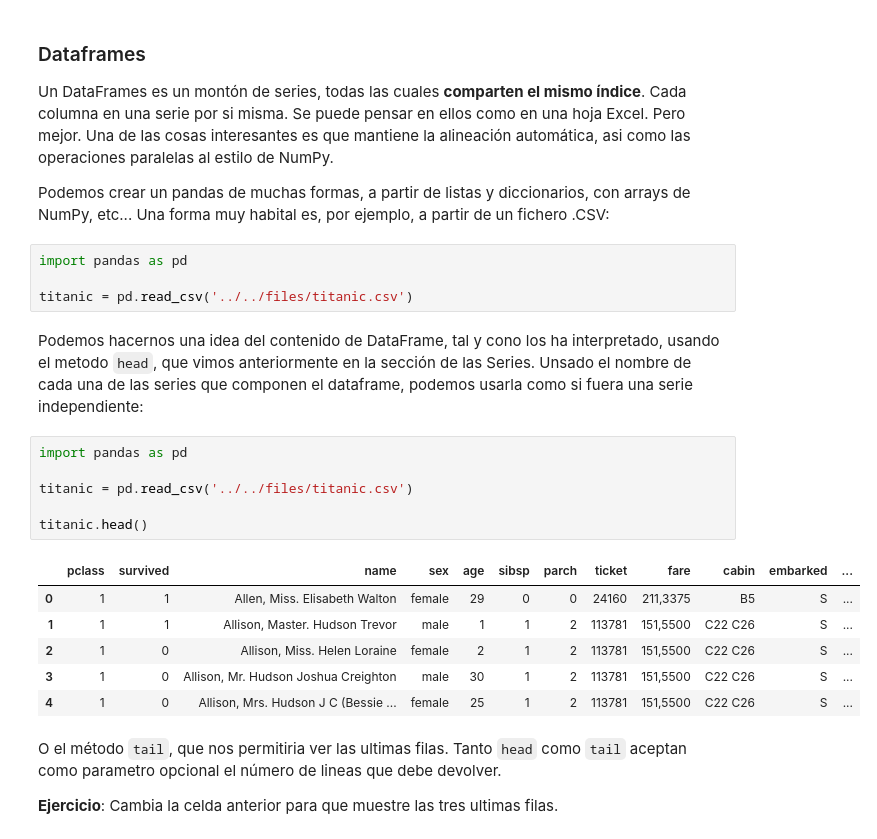
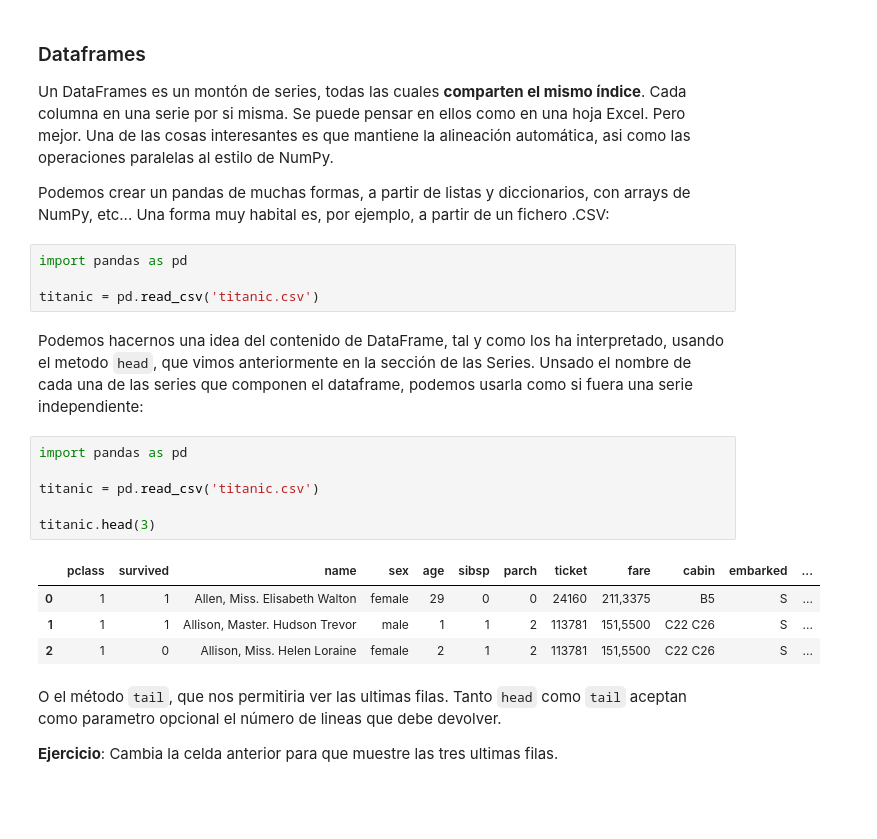
Before and after one commit to pythoncanarias/eoi, a Jupyter notebook: 05-libs/external/pandas/pandas.ipynb, the cells around one changed output. Cells and saved outputs as stored; diff of their text form; blank space fills up the shorter version.

```diff
--- a/05-libs/external/pandas/pandas.ipynb
+++ b/05-libs/external/pandas/pandas.ipynb
@@ -260,22 +255,20 @@ Podemos crear un pandas de muchas formas, a partir de listas y diccionarios, con
 # %%
 import pandas as pd
 
-titanic = pd.read_csv('../../files/titanic.csv')
+titanic = pd.read_csv('titanic.csv')
 # %% [markdown]
-Podemos hacernos una idea del contenido de DataFrame, tal y cono los ha interpretado, usando el metodo `head`, que vimos anteriormente en la sección de las Series. Unsado el nombre de cada una de las series que componen el dataframe, podemos usarla como si fuera una serie independiente:
+Podemos hacernos una idea del contenido de DataFrame, tal y como los ha interpretado, usando el metodo `head`, que vimos anteriormente en la sección de las Series. Unsado el nombre de cada una de las series que componen el dataframe, podemos usarla como si fuera una serie independiente:
 # %%
 import pandas as pd
 
-titanic = pd.read_csv('../../files/titanic.csv')
+titanic = pd.read_csv('titanic.csv')
 
-titanic.head()
+titanic.head(3)
 # %% [output]
 |  | pclass | survived | name | sex | age | sibsp | parch | ticket | fare | cabin | embarked | ... |
 | 0 | 1 | 1 | Allen, Miss. Elisabeth Walton | female | 29 | 0 | 0 | 24160 | 211,3375 | B5 | S | ... |
 | 1 | 1 | 1 | Allison, Master. Hudson Trevor | male | 1 | 1 | 2 | 113781 | 151,5500 | C22 C26 | S | ... |
 | 2 | 1 | 0 | Allison, Miss. Helen Loraine | female | 2 | 1 | 2 | 113781 | 151,5500 | C22 C26 | S | ... |
-| 3 | 1 | 0 | Allison, Mr. Hudson Joshua Creighton | male | 30 | 1 | 2 | 113781 | 151,5500 | C22 C26 | S | ... |
-| 4 | 1 | 0 | Allison, Mrs. Hudson J C (Bessie ... | female | 25 | 1 | 2 | 113781 | 151,5500 | C22 C26 | S | ... |
 # %% [markdown]
 O el método `tail`, que nos permitiria ver las ultimas filas. Tanto `head` como `tail` aceptan
 como parametro opcional el número de lineas que debe devolver.
```
Also changed, not shown: parts of 34 cells of this notebook, 4 other files.
